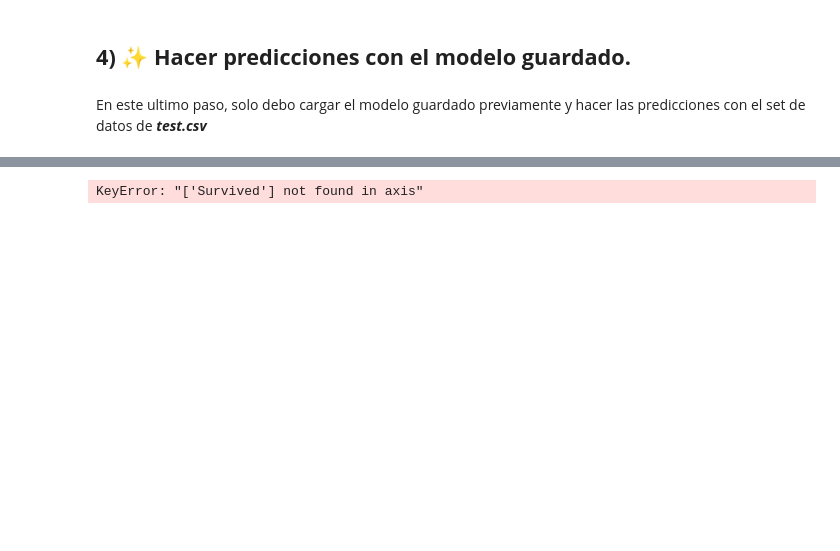
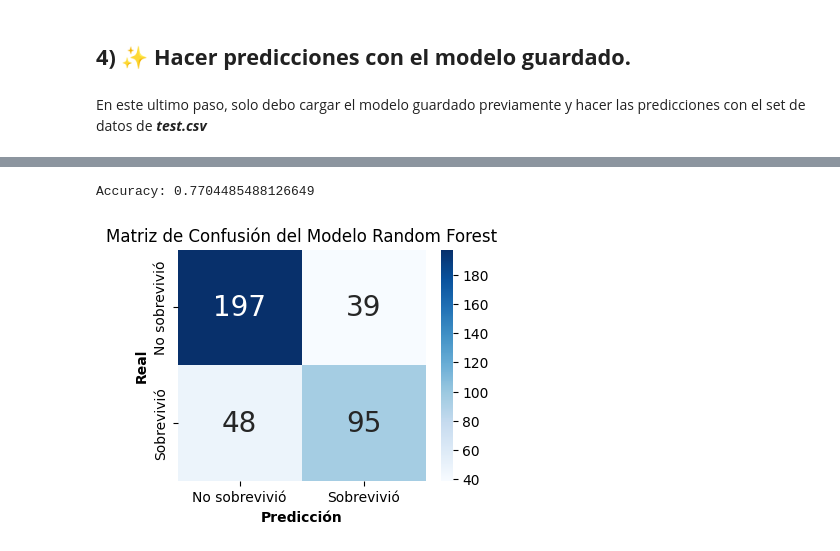
Before and after one commit to uriellmendezz/Titanic, a Jupyter notebook: jupyter/4_predicciones.ipynb, the cells around one changed output, grey strips where cells are left out. Cells and saved outputs as stored; diff of their text form; code cells hidden in the pictures; blank space fills up the shorter version.

```diff
--- a/jupyter/4_predicciones.ipynb
+++ b/jupyter/4_predicciones.ipynb
@@ -12,7 +12,7 @@ import sys
 sys.path.append('..')
 from scripts.pipeline import proceso_ingenieria
 # %%
-with open('../mejor_modelo.sav', 'rb') as _file:
+with open('../mejor_modelo.pkl', 'rb') as _file:
     modelo = pickle.load(_file)
 # %%
 # Carga de los datasets
@@ -54,6 +43,27 @@ df_test.drop_duplicates()
+# %%
+df = df.dropna(subset='Survived').reset_index(drop=True)
 # %%
-x, y = df_test.drop('Survived', axis = 1), df_test.Survived
-
-modelo.predict(x)
+x, y = df.drop('Survived', axis = 1), df.Survived
+y_pred = modelo.predict(x)
-# %% [output]
-KeyError: "['Survived'] not found in axis"
+# %%
+from sklearn.metrics import accuracy_score, confusion_matrix
+
+acc = accuracy_score(y, y_pred)
+print('Accuracy:', acc)
+# %% [output]
+Accuracy: 0.7704485488126649
+# %%
+cm = confusion_matrix(y, y_pred)
+
+plt.figure(figsize=(4, 3))
+sns.heatmap(cm, annot=True, fmt='d', cmap='Blues',
+            xticklabels=['No sobrevivió', 'Sobrevivió'],
+            yticklabels=['No sobrevivió', 'Sobrevivió'],
+            annot_kws={"size": 20})
+
+plt.ylabel('Real', fontweight='bold')
+plt.xlabel('Predicción', fontweight='bold')
+plt.title('Matriz de Confusión del Modelo Random Forest')
+plt.show()
+# %% [output]
+[figure, added]
```
Also changed, not shown: parts of 3 cells of this notebook, 6 other files.
